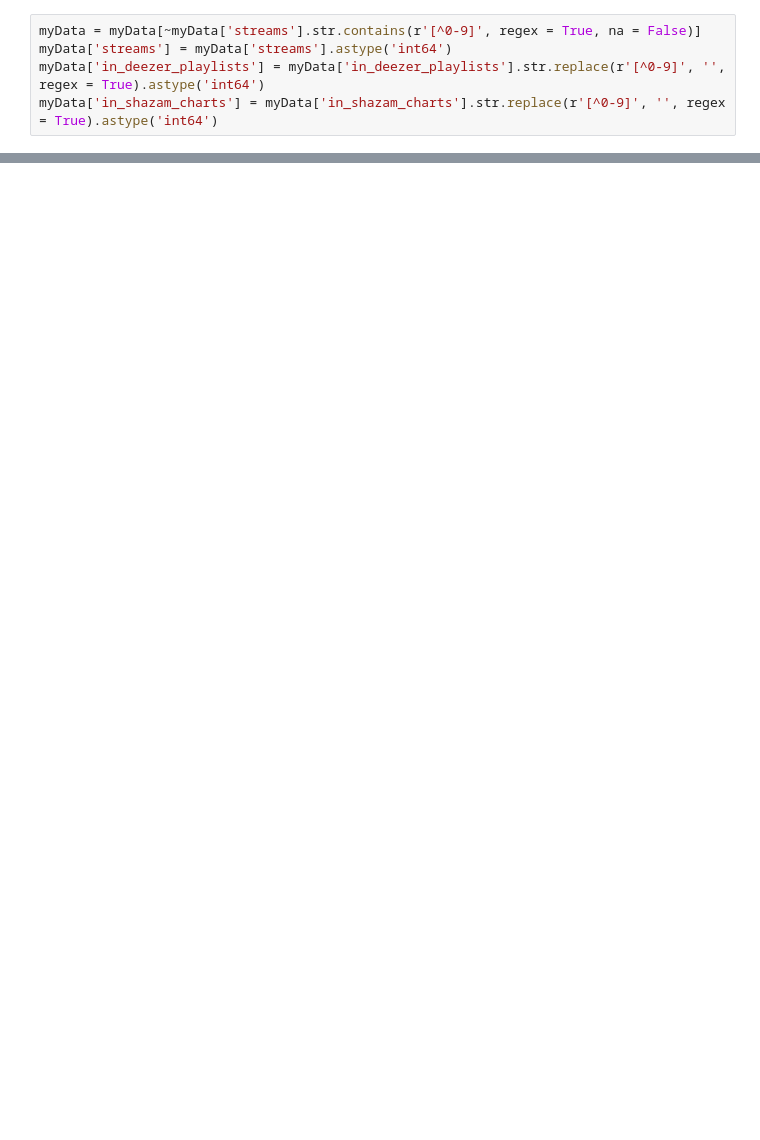
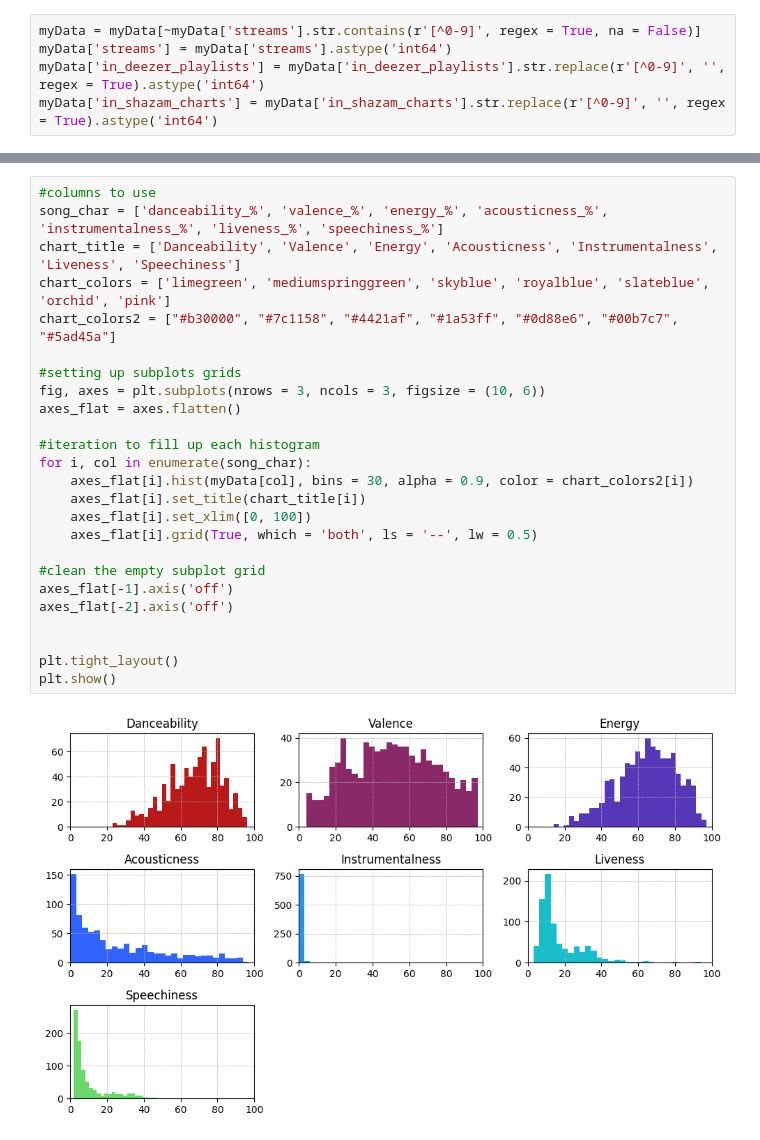
Before and after one commit to ad-mz/Python-Jupyter, a Jupyter notebook: case_study.ipynb, the cells around one changed output, grey strips where cells are left out. Drawn from its saved outputs; the diff is of its cells as text; blank space fills up the shorter version.

```diff
--- a/case_study.ipynb
+++ b/case_study.ipynb
@@ -141,0 +203,27 @@ plt.show()
+# %%
+#columns to use
+song_char = ['danceability_%', 'valence_%', 'energy_%', 'acousticness_%', 'instrumentalness_%', 'liveness_%', 'speechiness_%']
+chart_title = ['Danceability', 'Valence', 'Energy', 'Acousticness', 'Instrumentalness', 'Liveness', 'Speechiness']
+chart_colors = ['limegreen', 'mediumspringgreen', 'skyblue', 'royalblue', 'slateblue', 'orchid', 'pink']
+chart_colors2 = ["#b30000", "#7c1158", "#4421af", "#1a53ff", "#0d88e6", "#00b7c7", "#5ad45a"]
+
+#setting up subplots grids
+fig, axes = plt.subplots(nrows = 3, ncols = 3, figsize = (10, 6))
+axes_flat = axes.flatten()
+
+#iteration to fill up each histogram
+for i, col in enumerate(song_char):
+    axes_flat[i].hist(myData[col], bins = 30, alpha = 0.9, color = chart_colors2[i])
+    axes_flat[i].set_title(chart_title[i])
+    axes_flat[i].set_xlim([0, 100])
+    axes_flat[i].grid(True, which = 'both', ls = '--', lw = 0.5)
+
+#clean the empty subplot grid
+axes_flat[-1].axis('off')
+axes_flat[-2].axis('off')
+
+
+plt.tight_layout()
+plt.show()
+# %% [output]
+[figure, added]
```
Also changed, not shown: parts of 20 cells of this notebook, 1 other file.
